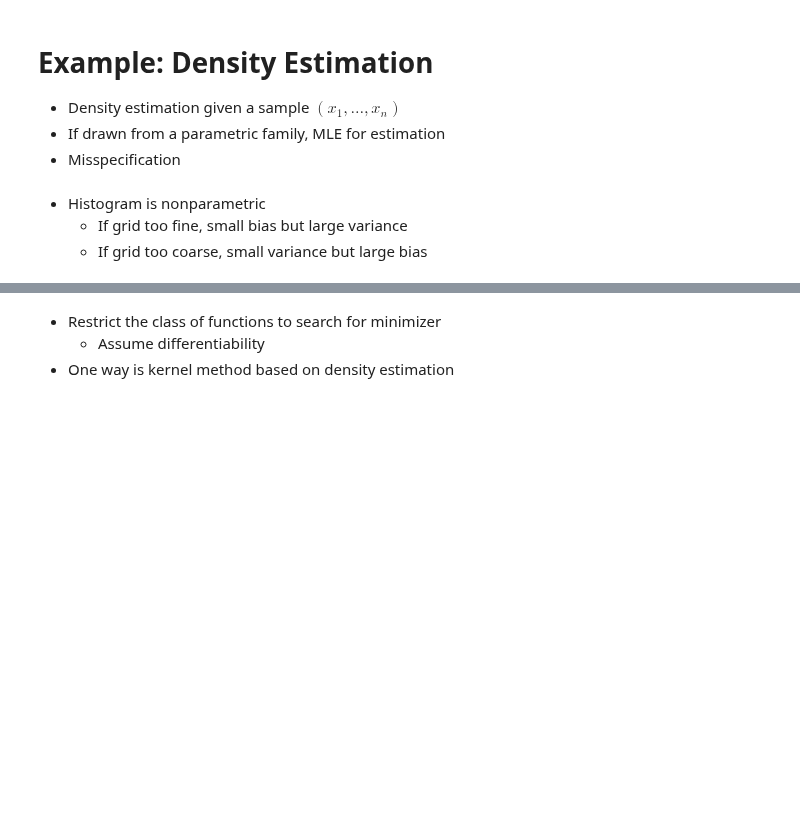
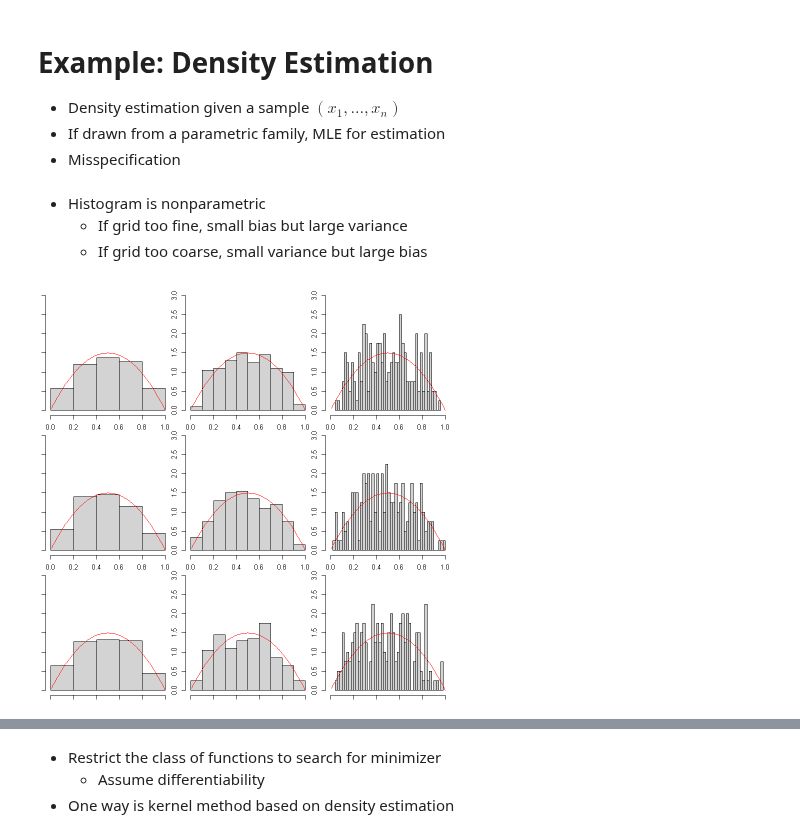
Before and after one commit to zhentaoshi/econ_data_science, a Jupyter notebook: slides_11_ML.ipynb, the cells around one changed output, grey strips where cells are left out. Drawn from its saved outputs; the diff is of its cells as text; code cells hidden in the pictures; blank space fills up the shorter version.

```diff
--- a/slides_11_ML.ipynb
+++ b/slides_11_ML.ipynb
@@ -62,4 +67,22 @@ A set of data fitting procedures focusing on out-of-sample prediction
 * Histogram is nonparametric
     * If grid too fine, small bias but large variance
     * If grid too coarse, small variance but large bias
+# %%
+n <- 200
+
+par(mfrow = c(3, 3))
+par(mar = c(1, 1, 1, 1))
+
+x_base <- seq(0.01,1,by = 0.01)
+breaks_list = c(4, 12, 60)
+
+for (ii in 1:3){
+  x <- rbeta(n, 2, 2) # beta distribution
+  for ( bb in breaks_list){
+    hist(x, breaks = bb, main="", freq = FALSE, ylim = c(0,3),xlim = c(0,1))
+    lines( y = dbeta( x_base, 2, 2), x = x_base , col = "red" )
+  }
+}
+# %% [output]
+[figure, added]
 # %% [markdown]
```
Also changed, not shown: parts of 13 cells of this notebook.
